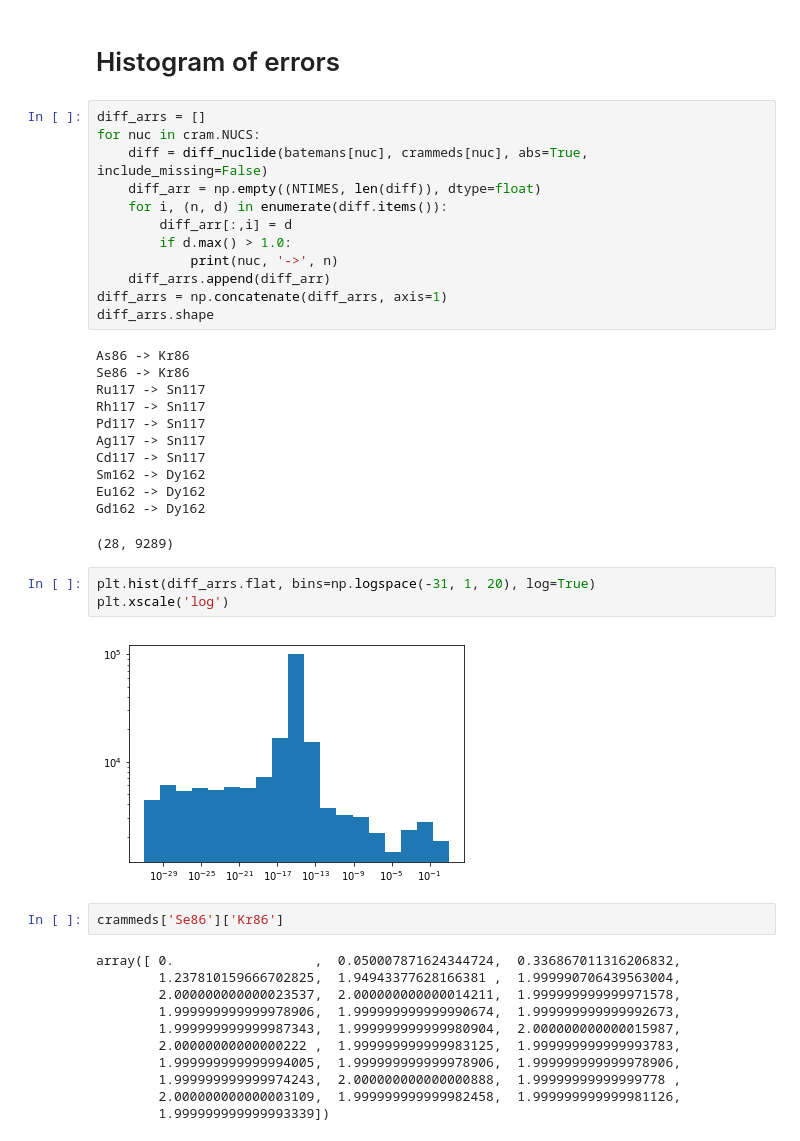
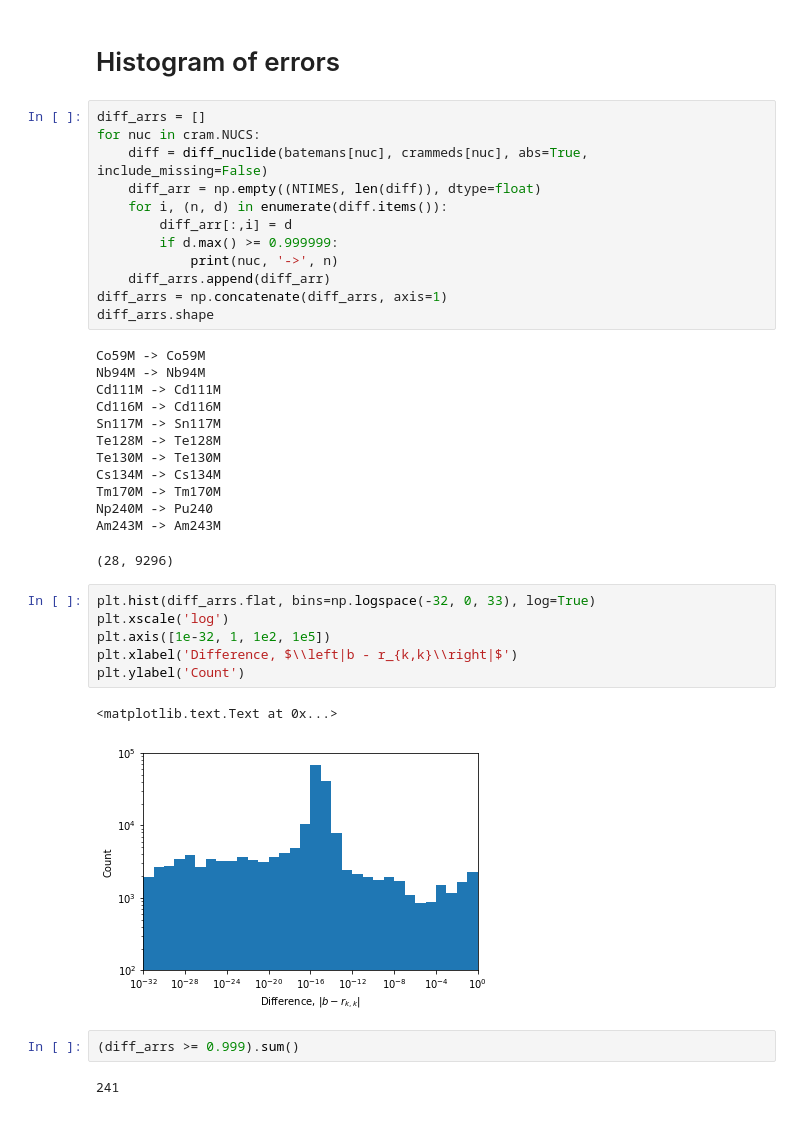
Before and after one commit to ergs/transmutagen-paper, a Jupyter notebook: decay_analysis.ipynb, the cells around one changed output. Cells and saved outputs as stored; diff of their text form.

```diff
--- a/decay_analysis.ipynb
+++ b/decay_analysis.ipynb
@@ -144,38 +121,34 @@ for nuc in cram.NUCS:
     diff_arr = np.empty((NTIMES, len(diff)), dtype=float)
     for i, (n, d) in enumerate(diff.items()):
         diff_arr[:,i] = d
-        if d.max() > 1.0:
+        if d.max() >= 0.999999:
             print(nuc, '->', n)
     diff_arrs.append(diff_arr)
 diff_arrs = np.concatenate(diff_arrs, axis=1)
 diff_arrs.shape
 # %% [output]
-As86 -> Kr86
-Se86 -> Kr86
-Ru117 -> Sn117
-Rh117 -> Sn117
-Pd117 -> Sn117
-Ag117 -> Sn117
-Cd117 -> Sn117
-Sm162 -> Dy162
-Eu162 -> Dy162
-Gd162 -> Dy162
+Co59M -> Co59M
+Nb94M -> Nb94M
+Cd111M -> Cd111M
+Cd116M -> Cd116M
+Sn117M -> Sn117M
+Te128M -> Te128M
+Te130M -> Te130M
+Cs134M -> Cs134M
+Tm170M -> Tm170M
+Np240M -> Pu240
+Am243M -> Am243M
-(28, 9289)
+(28, 9296)
 # %%
-plt.hist(diff_arrs.flat, bins=np.logspace(-31, 1, 20), log=True)
+plt.hist(diff_arrs.flat, bins=np.logspace(-32, 0, 33), log=True)
 plt.xscale('log')
+plt.axis([1e-32, 1, 1e2, 1e5])
+plt.xlabel('Difference, $\\left|b - r_{k,k}\\right|$')
+plt.ylabel('Count')
 # %% [output]
+<matplotlib.text.Text at 0x...>
-[figure, old version]
+[figure, new version]
-# %%
-crammeds['Se86']['Kr86']
-# %% [output]
-array([ 0.                  ,  0.050007871624344724,  0.336867011316206832,
-        1.237810159666702825,  1.94943377628166381 ,  1.999990706439563004,
-        2.000000000000023537,  2.000000000000014211,  1.999999999999971578,
-        1.999999999999978906,  1.999999999999990674,  1.999999999999992673,
-        1.999999999999987343,  1.999999999999980904,  2.000000000000015987,
-        2.00000000000000222 ,  1.999999999999983125,  1.999999999999993783,
-        1.999999999999994005,  1.999999999999978906,  1.999999999999978906,
-        1.999999999999974243,  2.000000000000000888,  1.99999999999999778 ,
-        2.000000000000003109,  1.999999999999982458,  1.999999999999981126,
-        1.999999999999993339])
+# %%
+(diff_arrs >= 0.999).sum()
+# %% [output]
+241
```
Also changed, not shown: parts of 11 cells of this notebook.
